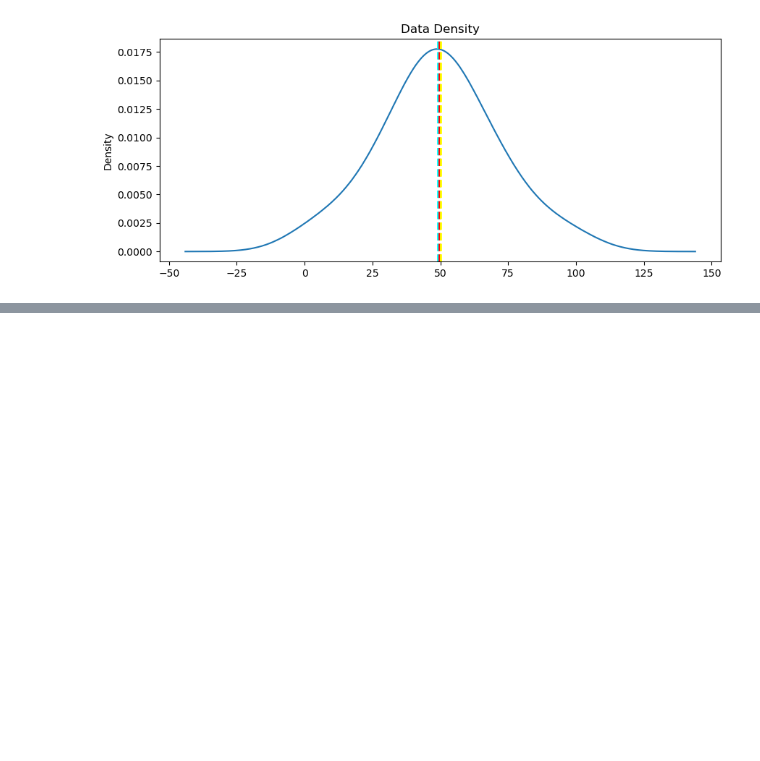
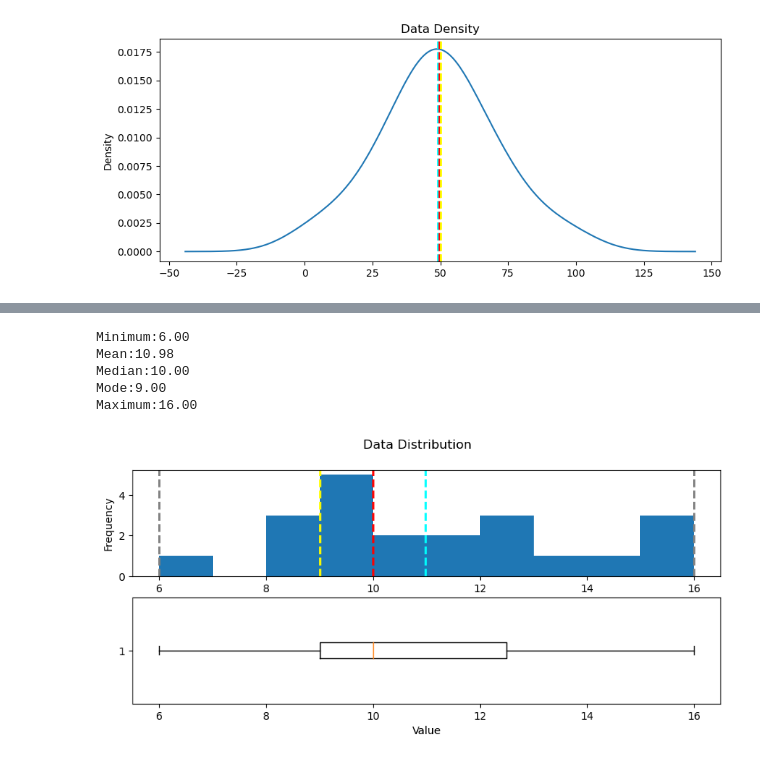
Before and after one commit to chimi-pt/Data-Science, a Jupyter notebook: test.ipynb, the cells around one changed output, grey strips where cells are left out. Drawn from its saved outputs; the diff is of its cells as text; code cells hidden in the pictures; blank space fills up the shorter version.

```diff
--- a/test.ipynb
+++ b/test.ipynb
@@ -672,0 +783,14 @@ show_density(col)
+# %%
+#Get the variable to examine
+#We will only get students who have studied more that one hour
+col=df_students[df_students.StudyHours>1]['StudyHours']
+
+#call the fucntion
+show_distribution(col)
+# %% [output]
+Minimum:6.00
+Mean:10.98
+Median:10.00
+Mode:9.00
+Maximum:16.00
+[figure, added]
```
Also changed, not shown: parts of 17 cells of this notebook, 1 other file.
